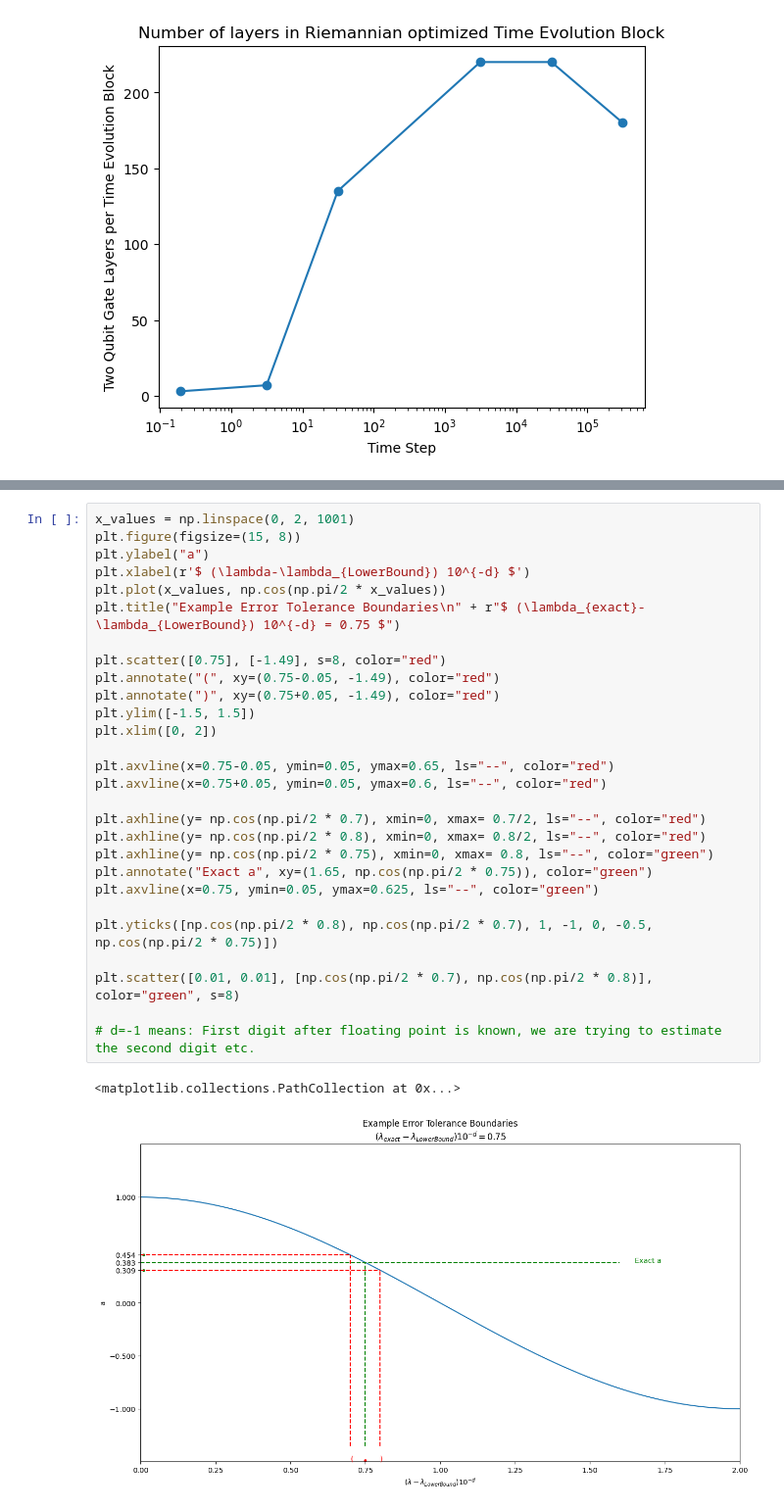
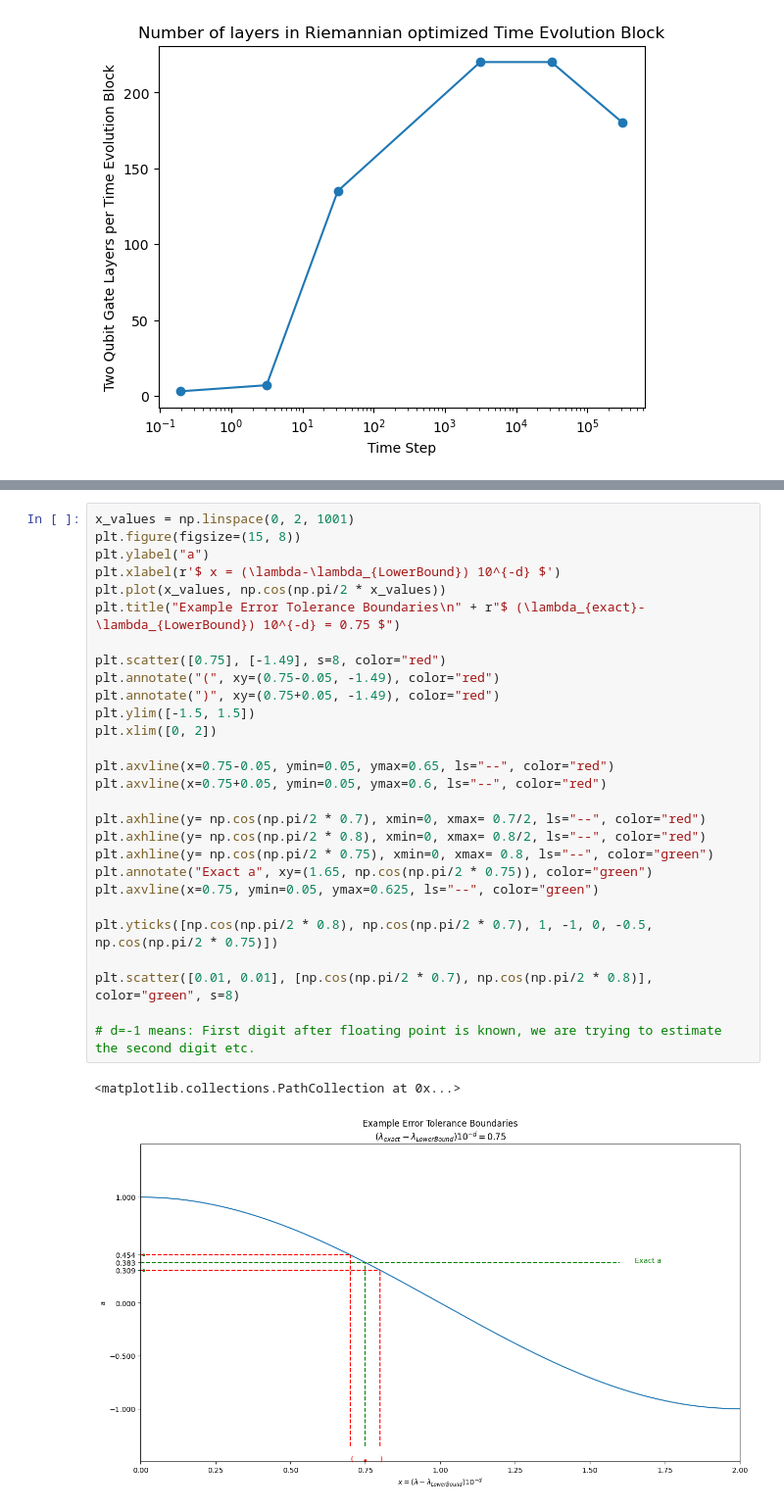
Before and after one commit to erenaykrcn/qetu, a Jupyter notebook: examples/TFIM/fuzzy_bisection.ipynb, the cells around one changed output, grey strips where cells are left out. Shown: that part at 98% size. Drawn from its saved outputs; the diff is of its cells as text.

Commit message:
add figure 5

```diff
--- a/examples/TFIM/fuzzy_bisection.ipynb
+++ b/examples/TFIM/fuzzy_bisection.ipynb
@@ -568,34 +568,34 @@ plt.ylim([-1.5, 1.5])
 # %% [output]
 (-1.5, 1.5)
 [figure]
-# %%
-x_values = np.linspace(0, 2, 1001)
-plt.figure(figsize=(15, 8))
-plt.ylabel("a")
-plt.xlabel(r'$ (\lambda-\lambda_{LowerBound}) 10^{-d} $')
-plt.plot(x_values, np.cos(np.pi/2 * x_values))
-plt.title("Example Error Tolerance Boundaries\n" + r"$ (\lambda_{exact}-\lambda_{LowerBound}) 10^{-d} = 0.75 $")
-
-plt.scatter([0.75], [-1.49], s=8, color="red")
-plt.annotate("(", xy=(0.75-0.05, -1.49), color="red")
-plt.annotate(")", xy=(0.75+0.05, -1.49), color="red")
-plt.ylim([-1.5, 1.5])
-plt.xlim([0, 2])
-
-plt.axvline(x=0.75-0.05, ymin=0.05, ymax=0.65, ls="--", color="red")
-plt.axvline(x=0.75+0.05, ymin=0.05, ymax=0.6, ls="--", color="red")
-
-plt.axhline(y= np.cos(np.pi/2 * 0.7), xmin=0, xmax= 0.7/2, ls="--", color="red")
-plt.axhline(y= np.cos(np.pi/2 * 0.8), xmin=0, xmax= 0.8/2, ls="--", color="red")
-plt.axhline(y= np.cos(np.pi/2 * 0.75), xmin=0, xmax= 0.8, ls="--", color="green")
-plt.annotate("Exact a", xy=(1.65, np.cos(np.pi/2 * 0.75)), color="green")
-plt.axvline(x=0.75, ymin=0.05, ymax=0.625, ls="--", color="green")
-
-plt.yticks([np.cos(np.pi/2 * 0.8), np.cos(np.pi/2 * 0.7), 1, -1, 0, -0.5, np.cos(np.pi/2 * 0.75)])
-
-plt.scatter([0.01, 0.01], [np.cos(np.pi/2 * 0.7), np.cos(np.pi/2 * 0.8)], color="green", s=8)
-
-# d=-1 means: First digit after floating point is known, we are trying to estimate the second digit etc.
-# %% [output]
-<matplotlib.collections.PathCollection at 0x...>
-[figure, removed]
+# %%
+x_values = np.linspace(0, 2, 1001)
+plt.figure(figsize=(15, 8))
+plt.ylabel("a")
+plt.xlabel(r'$ x = (\lambda-\lambda_{LowerBound}) 10^{-d} $')
+plt.plot(x_values, np.cos(np.pi/2 * x_values))
+plt.title("Example Error Tolerance Boundaries\n" + r"$ (\lambda_{exact}-\lambda_{LowerBound}) 10^{-d} = 0.75 $")
+
+plt.scatter([0.75], [-1.49], s=8, color="red")
+plt.annotate("(", xy=(0.75-0.05, -1.49), color="red")
+plt.annotate(")", xy=(0.75+0.05, -1.49), color="red")
+plt.ylim([-1.5, 1.5])
+plt.xlim([0, 2])
+
+plt.axvline(x=0.75-0.05, ymin=0.05, ymax=0.65, ls="--", color="red")
+plt.axvline(x=0.75+0.05, ymin=0.05, ymax=0.6, ls="--", color="red")
+
+plt.axhline(y= np.cos(np.pi/2 * 0.7), xmin=0, xmax= 0.7/2, ls="--", color="red")
+plt.axhline(y= np.cos(np.pi/2 * 0.8), xmin=0, xmax= 0.8/2, ls="--", color="red")
+plt.axhline(y= np.cos(np.pi/2 * 0.75), xmin=0, xmax= 0.8, ls="--", color="green")
+plt.annotate("Exact a", xy=(1.65, np.cos(np.pi/2 * 0.75)), color="green")
+plt.axvline(x=0.75, ymin=0.05, ymax=0.625, ls="--", color="green")
+
+plt.yticks([np.cos(np.pi/2 * 0.8), np.cos(np.pi/2 * 0.7), 1, -1, 0, -0.5, np.cos(np.pi/2 * 0.75)])
+
+plt.scatter([0.01, 0.01], [np.cos(np.pi/2 * 0.7), np.cos(np.pi/2 * 0.8)], color="green", s=8)
+
+# d=-1 means: First digit after floating point is known, we are trying to estimate the second digit etc.
+# %% [output]
+<matplotlib.collections.PathCollection at 0x...>
+[figure, added]
```
Also changed, not shown: parts of 1 cell of this notebook, 1 other file.
